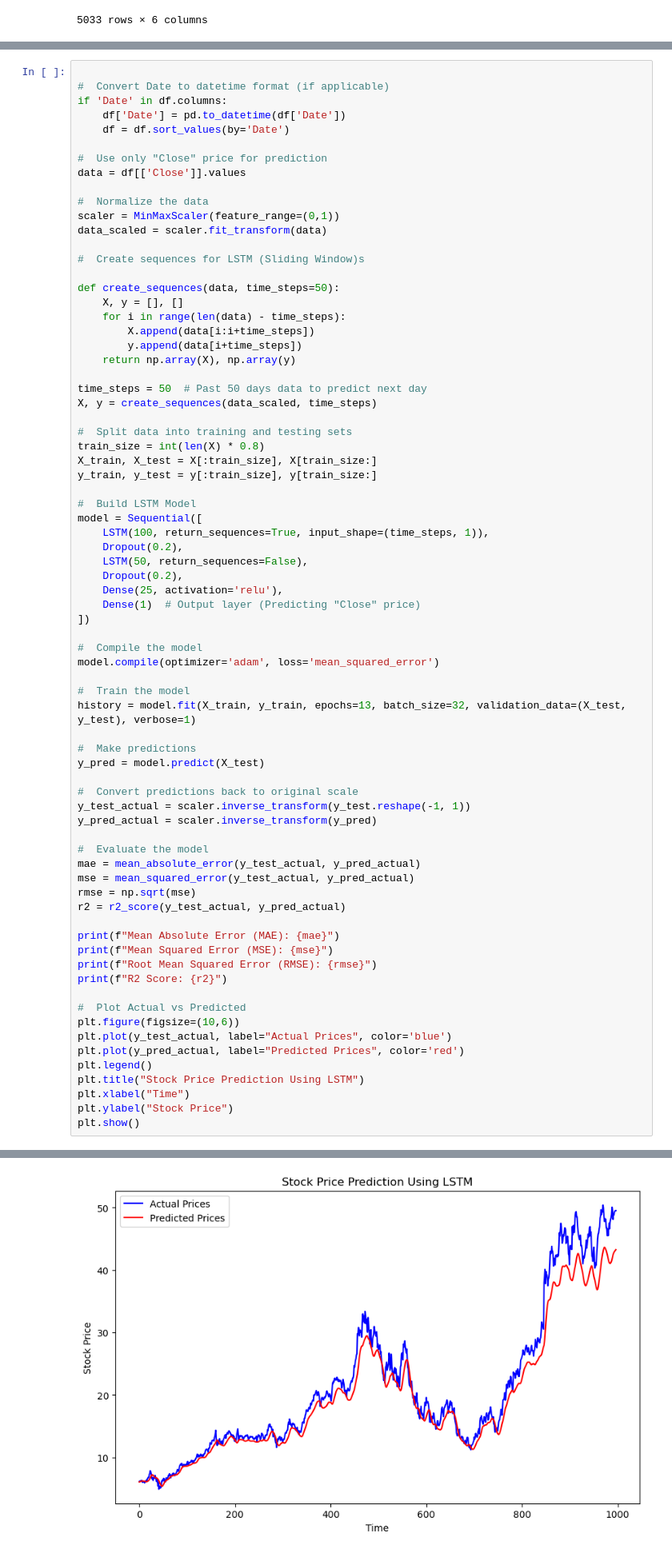
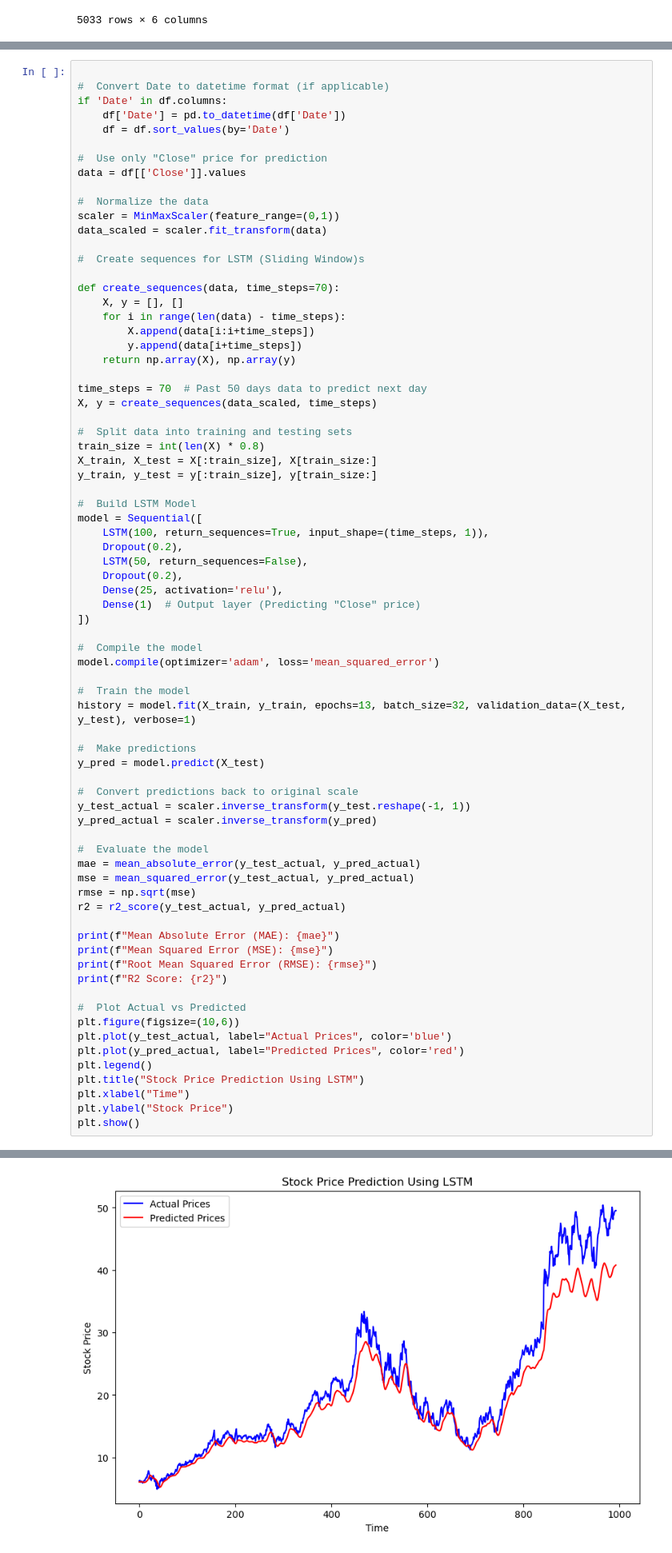
Before and after one commit to Mohammed-Ashmil-V/NVDA_stock, a Jupyter notebook: ndva.ipynb, the cells around one changed output, grey strips where cells are left out. Shown at 80% size. Cells and saved outputs as stored; diff of their text form.

```diff
--- a/ndva.ipynb
+++ b/ndva.ipynb
@@ -61,14 +61,14 @@ data_scaled = scaler.fit_transform(data)
 
 #  Create sequences for LSTM (Sliding Window)s
 
-def create_sequences(data, time_steps=50):
+def create_sequences(data, time_steps=70):
     X, y = [], []
     for i in range(len(data) - time_steps):
         X.append(data[i:i+time_steps])
         y.append(data[i+time_steps])
     return np.array(X), np.array(y)
 
-time_steps = 50  # Past 50 days data to predict next day
+time_steps = 70  # Past 50 days data to predict next day
 X, y = create_sequences(data_scaled, time_steps)
 
 #  Split data into training and testing sets
@@ -141,4 +141,4 @@ R2 Score: 0.9448321863424172
-[figure, old version]
+[figure, new version]
 # %%
 data_scaled
 # %% [output]
```
Also changed, not shown: parts of 5 cells of this notebook, 2 other files.
